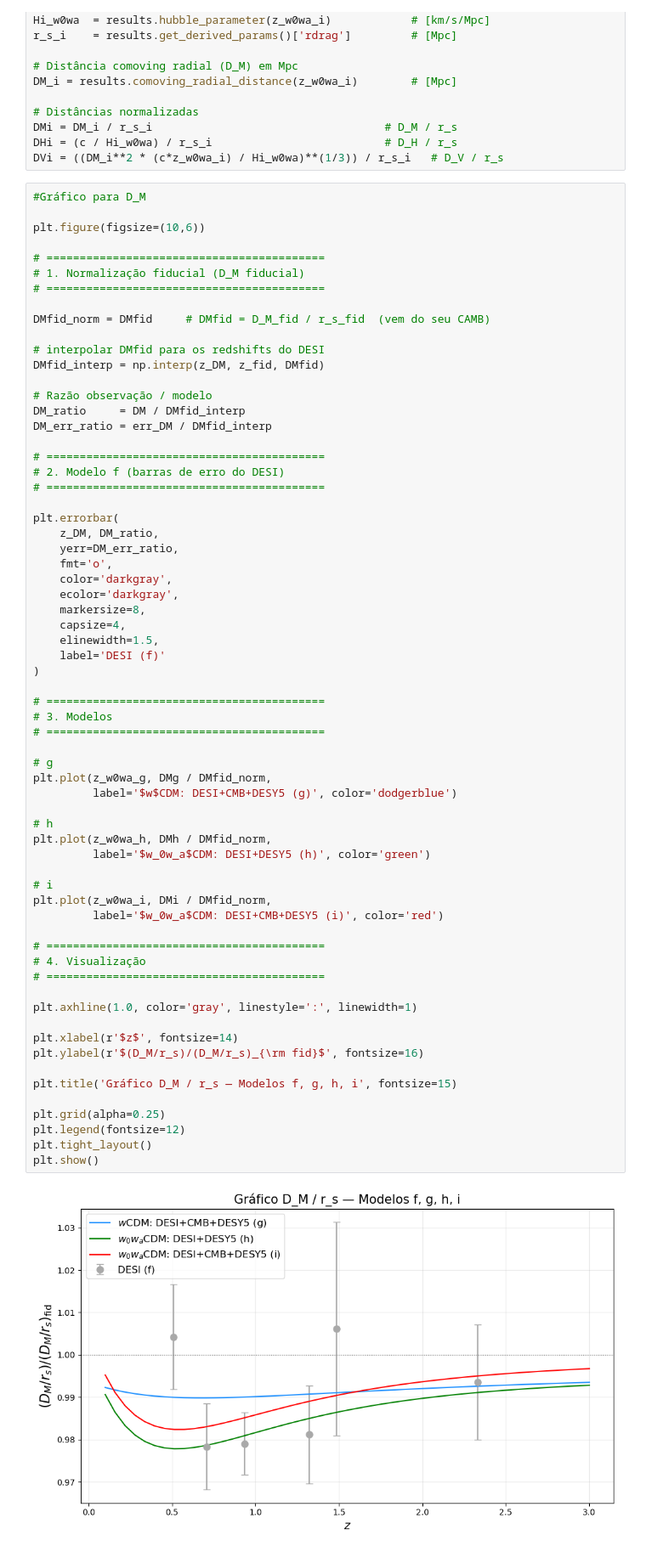
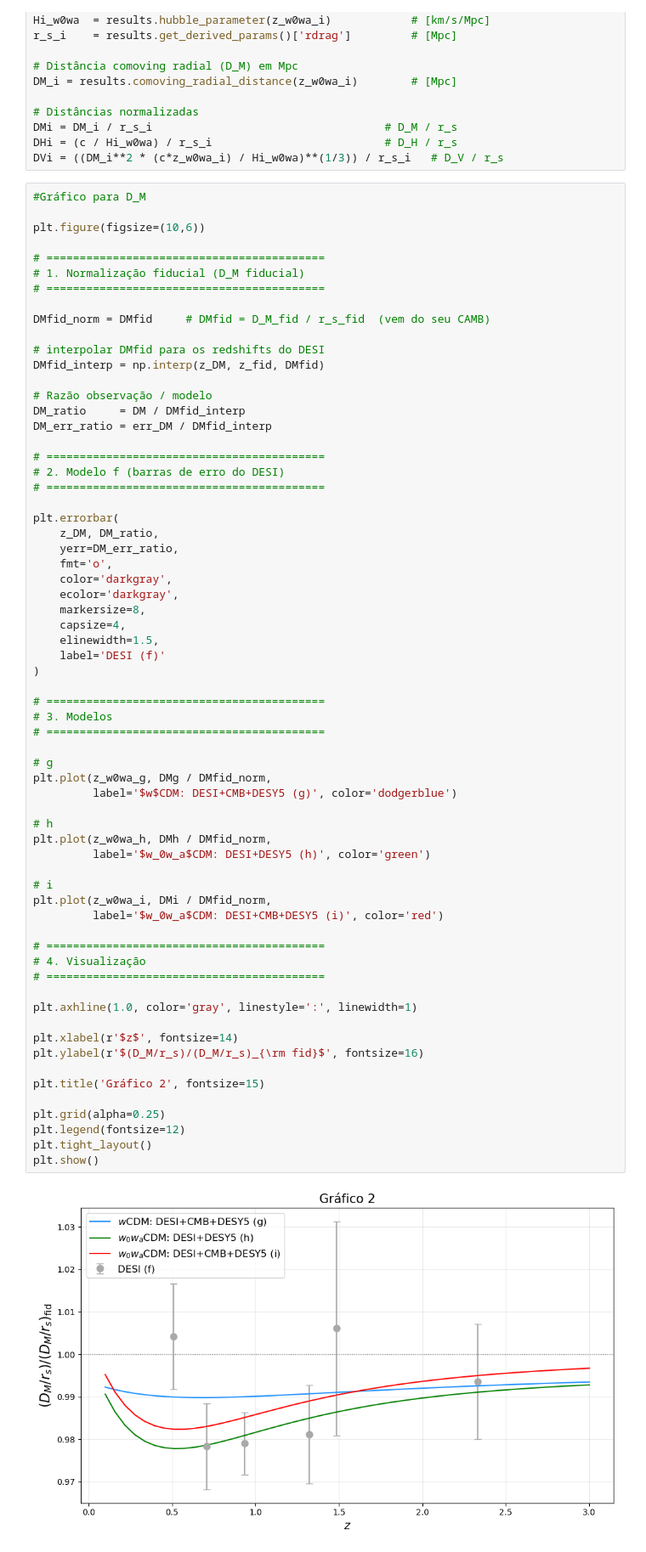
Before and after one commit to paulamachado295/Projeto_LateDE, a Jupyter notebook: Gráfico_Fig13_DESI_DR2.ipynb, the cells around one changed output. Shown: that part at 85% size. Saved outputs shown, nothing was run; the diff lists cells and outputs as text.

```diff
--- a/Gráfico_Fig13_DESI_DR2.ipynb
+++ b/Gráfico_Fig13_DESI_DR2.ipynb
@@ -528,35 +489,35 @@ plt.errorbar(
 # 3. Modelos
 # ==========================================
 
 # g
 plt.plot(z_w0wa_g, DMg / DMfid_norm,
          label='$w$CDM: DESI+CMB+DESY5 (g)', color='dodgerblue')
 
 # h
 plt.plot(z_w0wa_h, DMh / DMfid_norm,
          label='$w_0w_a$CDM: DESI+DESY5 (h)', color='green')
 
 # i
 plt.plot(z_w0wa_i, DMi / DMfid_norm,
          label='$w_0w_a$CDM: DESI+CMB+DESY5 (i)', color='red')
 
 # ==========================================
 # 4. Visualização
 # ==========================================
 
 plt.axhline(1.0, color='gray', linestyle=':', linewidth=1)
 
 plt.xlabel(r'$z$', fontsize=14)
 plt.ylabel(r'$(D_M/r_s)/(D_M/r_s)_{\rm fid}$', fontsize=16)
 
-plt.title('Gráfico D_M / r_s — Modelos f, g, h, i', fontsize=15)
+plt.title('Gráfico 2', fontsize=15)
 
 plt.grid(alpha=0.25)
 plt.legend(fontsize=12)
 plt.tight_layout()
 plt.show()
 # %% [output]
-[figure, old version]
+[figure, new version]
 # %%
 #Gráfico para D_H
 
```
Also changed, not shown: parts of 5 cells of this notebook.
